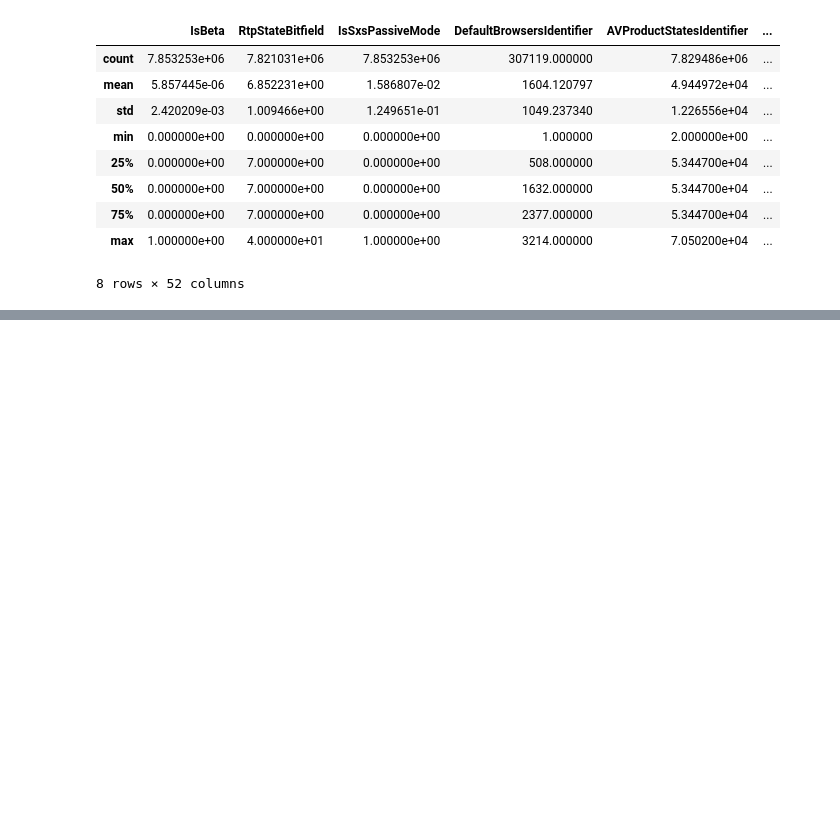
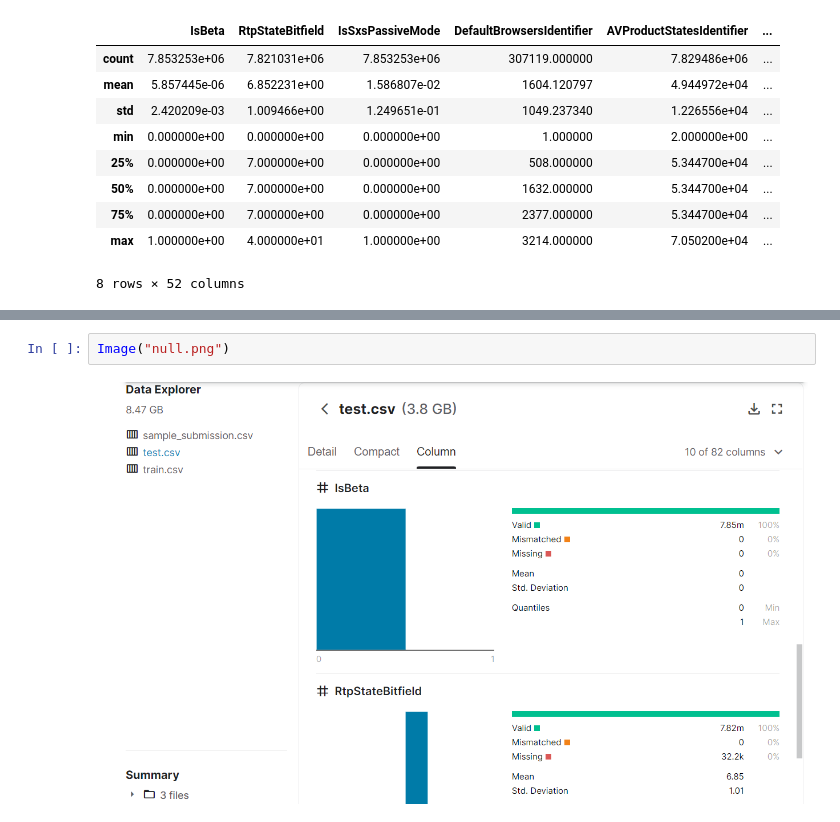
Before and after one commit to saritazavala/SDS-Proyecto2, a Jupyter notebook: Parte1.ipynb, the cells around one changed output, grey strips where cells are left out. Saved outputs shown, nothing was run; the diff lists cells and outputs as text; blank space fills up the shorter version.

```diff
--- a/Parte1.ipynb
+++ b/Parte1.ipynb
@@ -206,0 +368,4 @@ test.describe()
+# %%
+Image("null.png")
+# %% [output]
+[figure, added]
```
Also changed, not shown: parts of 31 cells of this notebook, 4 other files.
